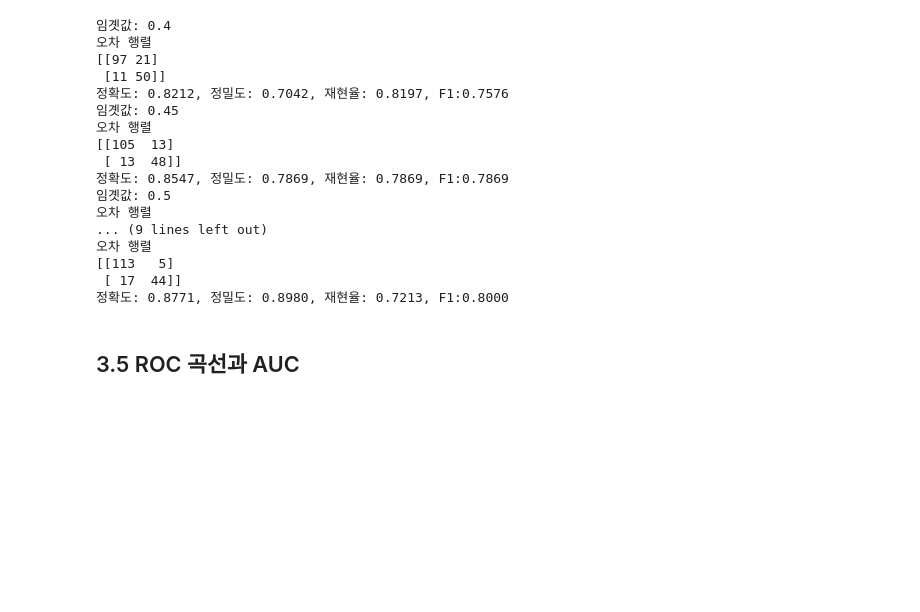
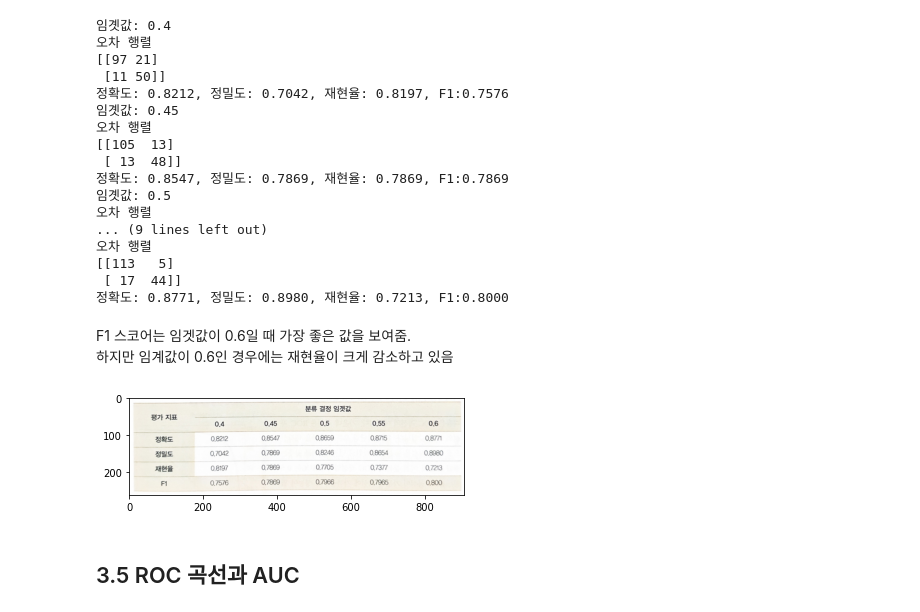
Before and after one commit to jsh1021902/CUAI_BASIC, a Jupyter notebook: Basic_정서현_3주차.ipynb, the cells around one changed output. Drawn from its saved outputs; the diff is of its cells as text; code cells hidden in the pictures; blank space fills up the shorter version.

```diff
--- a/Basic_정서현_3주차.ipynb
+++ b/Basic_정서현_3주차.ipynb
@@ -611,5 +619,18 @@ get_eval_by_threshold(y_test, pred_proba[:,1].reshape(-1,1), thresholds)
 [[113   5]
  [ 17  44]]
 정확도: 0.8771, 정밀도: 0.8980, 재현율: 0.7213, F1:0.8000
+# %% [markdown]
+ F1 스코어는 임겟값이 0.6일 때 가장 좋은 값을 보여줌.
+하지만 임계값이 0.6인 경우에는 재현율이 크게 감소하고 있음
+# %%
+import matplotlib.pyplot as plt
+from matplotlib.image import imread
+
+img = imread('/content/drive/My Drive/CUAI_BASIC/f1스코어.png')         # 이미지 읽어오기(적절한 경로를 설정해야 함)
+
+plt.imshow(img)                                                          # 읽어온 이미지 표시
+plt.show()
+# %% [output]
+[figure, added]
 # %% [markdown]
 ## 3.5 ROC 곡선과 AUC
```
Also changed, not shown: parts of 27 cells of this notebook.
